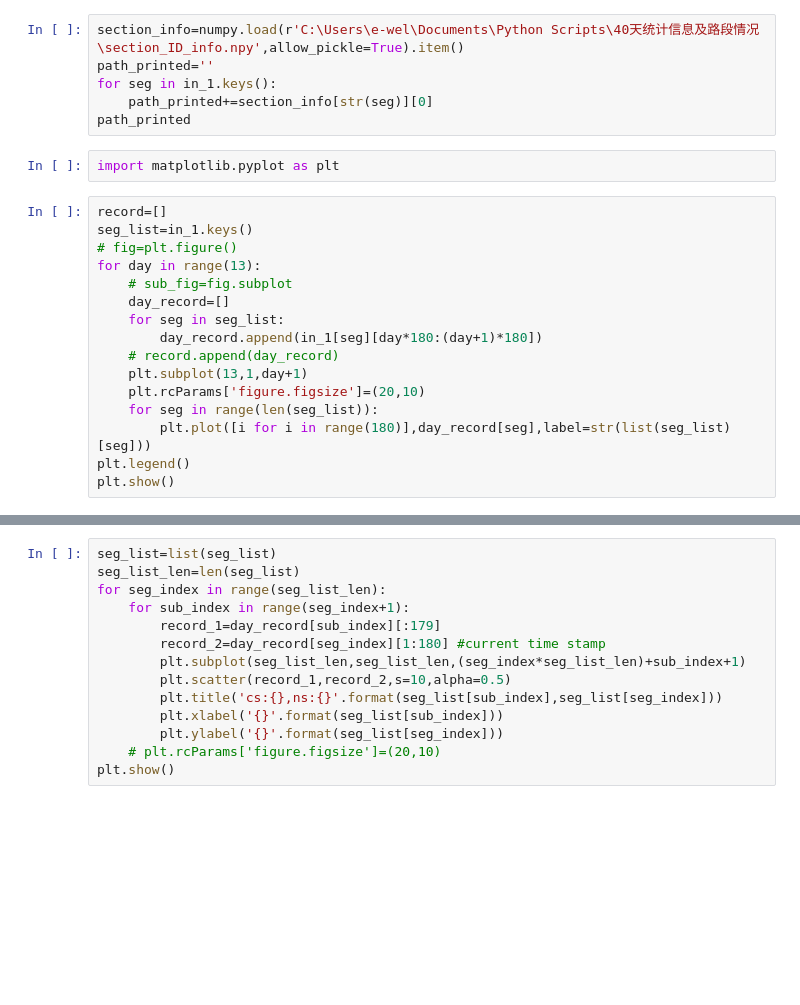
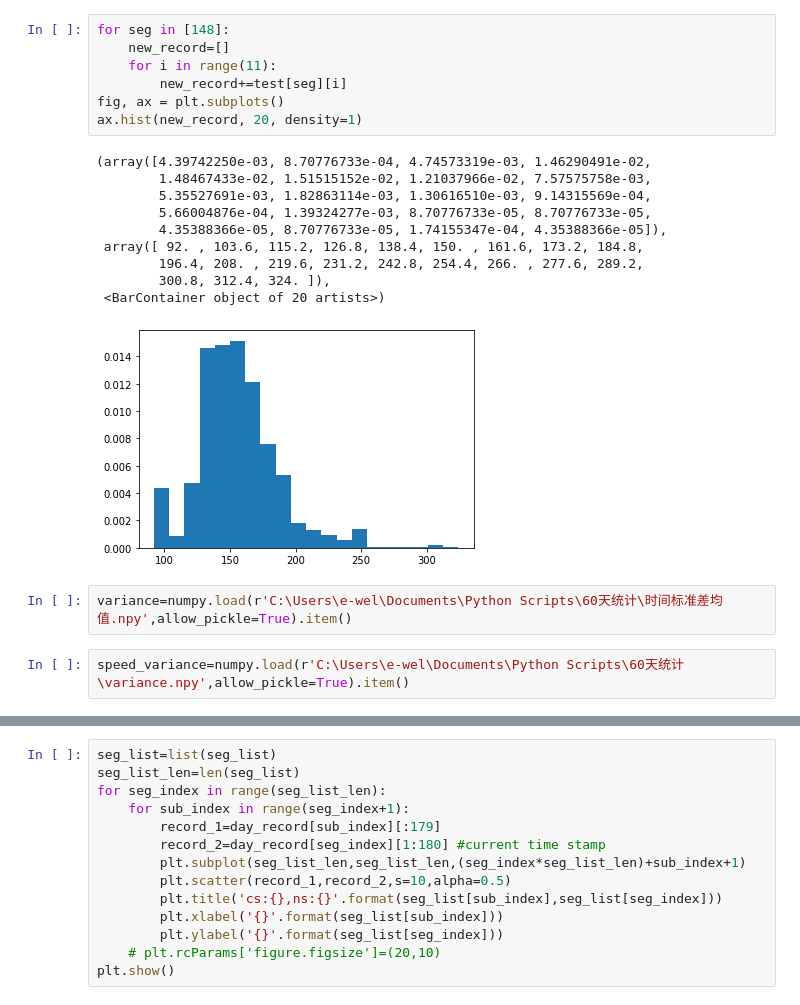
Before and after one commit to t07902301/Travel-Time-Prediction, a Jupyter notebook: visualize.ipynb, the cells around one changed output, grey strips where cells are left out. Saved outputs shown, nothing was run; the diff lists cells and outputs as text; blank space fills up the shorter version.

```diff
--- a/visualize.ipynb
+++ b/visualize.ipynb
@@ -6,24 +51,22 @@ in_1=numpy.load(r'C:\Users\e-wel\Documents\Python Scripts\40天原始记录\起
+# %%
+for seg in [148]:
+    new_record=[]
+    for i in range(11):
+        new_record+=test[seg][i]
+fig, ax = plt.subplots()
+ax.hist(new_record, 20, density=1)
+# %% [output]
+(array([4.39742250e-03, 8.70776733e-04, 4.74573319e-03, 1.46290491e-02,
+        1.48467433e-02, 1.51515152e-02, 1.21037966e-02, 7.57575758e-03,
+        5.35527691e-03, 1.82863114e-03, 1.30616510e-03, 9.14315569e-04,
+        5.66004876e-04, 1.39324277e-03, 8.70776733e-05, 8.70776733e-05,
+        4.35388366e-05, 8.70776733e-05, 1.74155347e-04, 4.35388366e-05]),
+ array([ 92. , 103.6, 115.2, 126.8, 138.4, 150. , 161.6, 173.2, 184.8,
+        196.4, 208. , 219.6, 231.2, 242.8, 254.4, 266. , 277.6, 289.2,
+        300.8, 312.4, 324. ]),
+ <BarContainer object of 20 artists>)
+[figure, added]
 # %%
-section_info=numpy.load(r'C:\Users\e-wel\Documents\Python Scripts\40天统计信息及路段情况\section_ID_info.npy',allow_pickle=True).item()
-path_printed=''
-for seg in in_1.keys():
-    path_printed+=section_info[str(seg)][0]
-path_printed
+variance=numpy.load(r'C:\Users\e-wel\Documents\Python Scripts\60天统计\时间标准差均值.npy',allow_pickle=True).item()
-# %%
-import matplotlib.pyplot as plt
-# %%
-record=[]
-seg_list=in_1.keys()
-# fig=plt.figure()
-for day in range(13):
-    # sub_fig=fig.subplot
-    day_record=[]
-    for seg in seg_list:
-        day_record.append(in_1[seg][day*180:(day+1)*180])
-    # record.append(day_record)
-    plt.subplot(13,1,day+1)
-    plt.rcParams['figure.figsize']=(20,10)
-    for seg in range(len(seg_list)):
-        plt.plot([i for i in range(180)],day_record[seg],label=str(list(seg_list)[seg]))
-plt.legend()
-plt.show()
+# %%
+speed_variance=numpy.load(r'C:\Users\e-wel\Documents\Python Scripts\60天统计\variance.npy',allow_pickle=True).item()
```
Also changed, not shown: parts of 23 cells of this notebook, 3 other files.
